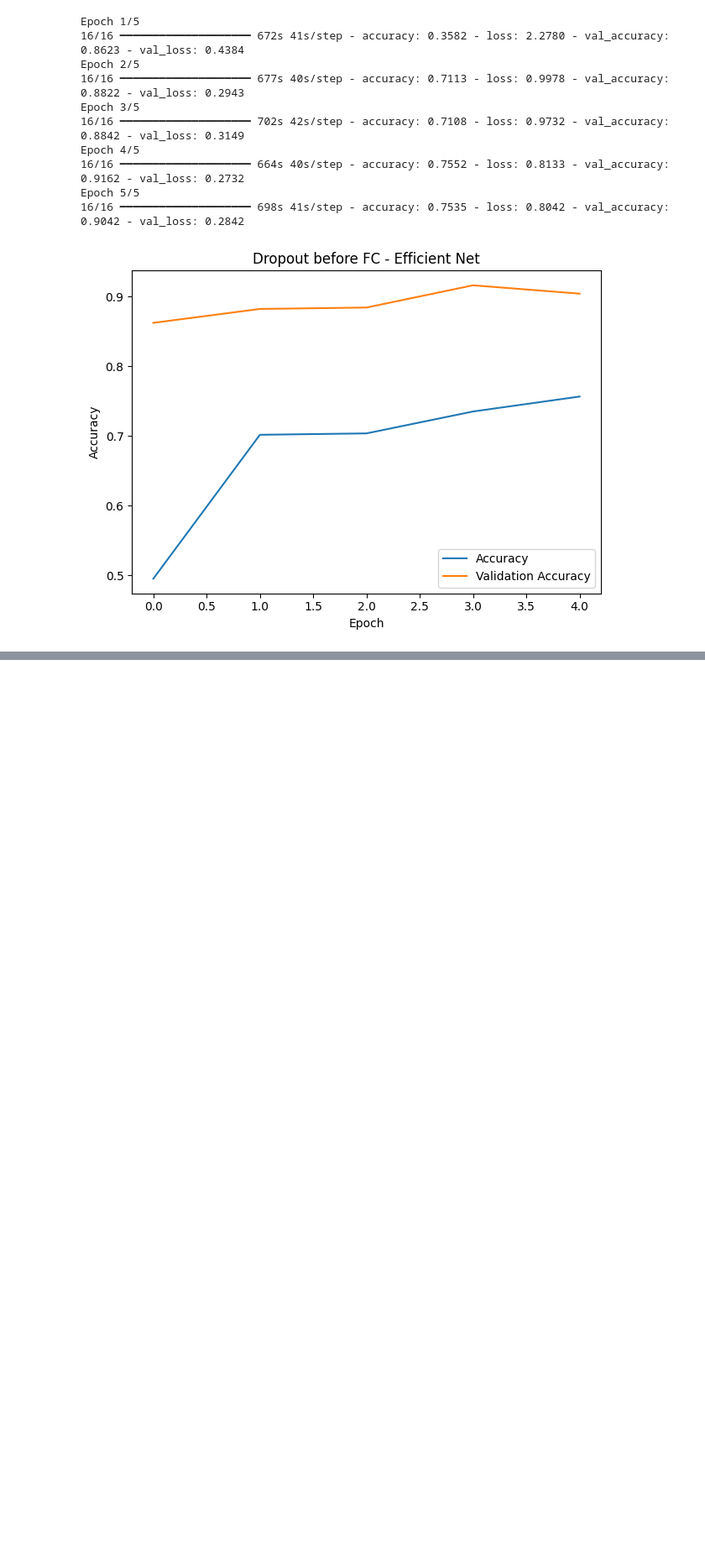
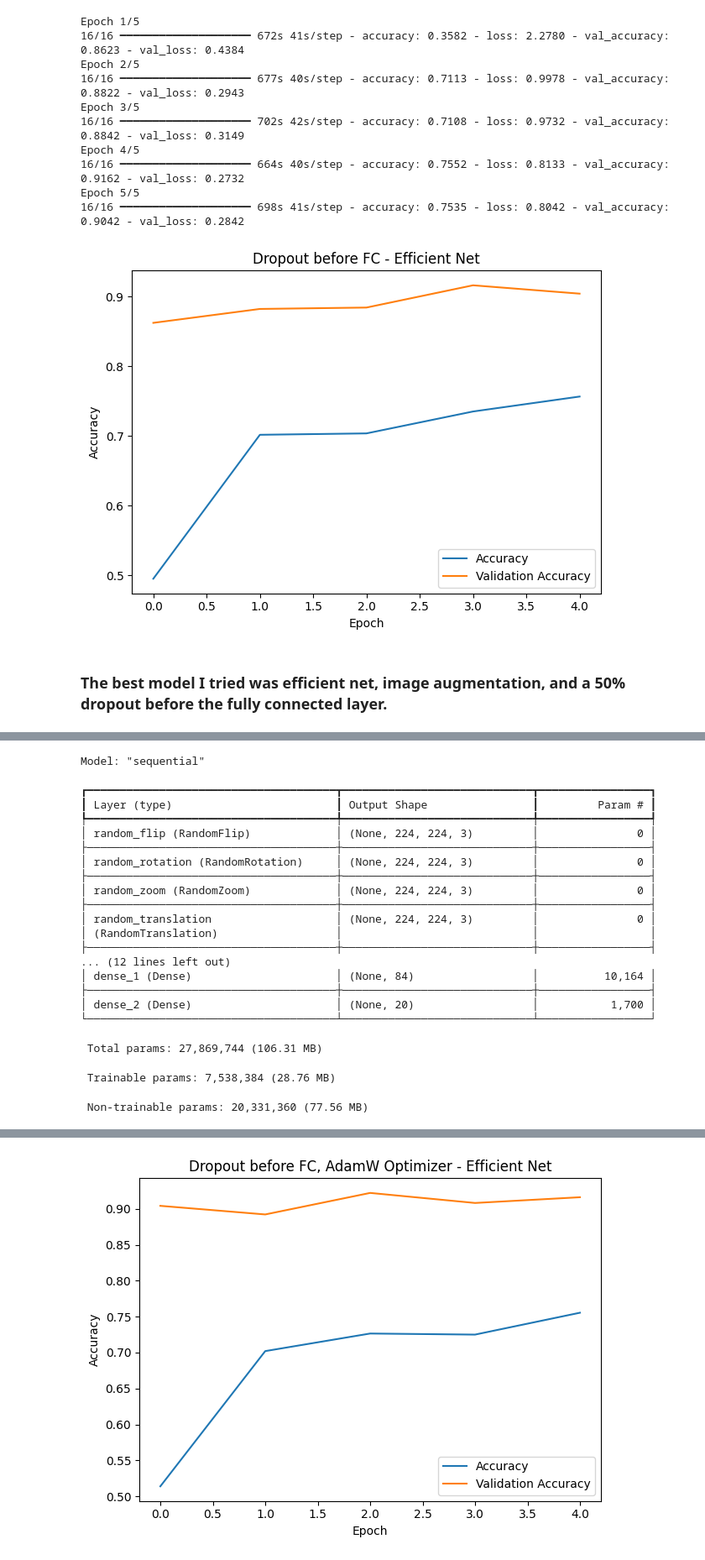
Before and after one commit to acard5meg/ece_527_assignments, a Jupyter notebook: assign_8_2_scratch.ipynb, the cells around one changed output, grey strips where cells are left out. Shown at 84% size. Drawn from its saved outputs; the diff is of its cells as text; code cells hidden in the pictures; blank space fills up the shorter version.

```diff
--- a/assign_8_2_scratch.ipynb
+++ b/assign_8_2_scratch.ipynb
@@ -1309,3 +1328,60 @@ Epoch 4/5
 Epoch 5/5
 16/16 ━━━━━━━━━━━━━━━━━━━━ 698s 41s/step - accuracy: 0.7535 - loss: 0.8042 - val_accuracy: 0.9042 - val_loss: 0.2842
 [figure]
+# %% [markdown]
+### The best model I tried was efficient net, image augmentation, and a 50% dropout before the fully connected layer.
+# %%
+from tensorflow.keras.applications import EfficientNetV2S
+
+eff_net = EfficientNetV2S(
+    include_top=False,
+    weights="imagenet",
+    input_shape=(224, 224, 3),
+    include_preprocessing=True
+)
+
+eff_net.trainable = False
+
+keras.utils.set_random_seed(42)
+
+model = Sequential()
+model.add(Input(shape=(224, 224, 3)))
+model.add(RandomFlip("horizontal", seed=42))
+model.add(RandomRotation(0.1, seed=42))
+model.add(RandomZoom(0.1, seed=42))
+model.add(RandomTranslation(0.2, 0.2, seed=42))
+model.add(RandomFlip("vertical", seed=42))
+model.add(RandomContrast(0.3, seed=42))
+model.add(eff_net)
+model.add(Flatten())
+model.add(Dropout(rate=0.5, seed=42))
+model.add(Dense(units=120, activation='relu'))
+model.add(Dense(units=84, activation= 'relu'))
+model.add(Dense(units=20, activation ='softmax'))
+
+model.compile(
+    optimizer = keras.optimizers.AdamW(),
+    # loss = keras.losses.categorical_crossentropy,
+    loss = keras.losses.CategoricalCrossentropy,
+    metrics = ['accuracy']
+)
+
+model.summary()
+
+model_hist = model.fit(x_train_tens, y_train_tens,
+          batch_size=128,
+          epochs=5,
+          verbose=1,
+          validation_data = (x_val_tens, y_val_tens),
+          callbacks=None)
+
+plt.plot(model_hist.history['accuracy'], label="Accuracy")
+plt.plot(model_hist.history['val_accuracy'], label="Validation Accuracy")
+plt.title(f'Dropout before FC, AdamW Optimizer - Efficient Net')
+plt.ylabel('Accuracy')
+plt.xlabel('Epoch')
+plt.legend()
+plt.tight_layout()
+plt.savefig(f"transf_eff_net_model3.jpg")
+plt.show()
+# %% [output]
@@ -1311,0 +1390,21 @@ Epoch 5/5
+Model: "sequential"
+┏━━━━━━━━━━━━━━━━━━━━━━━━━━━━━━━━━━━━━━┳━━━━━━━━━━━━━━━━━━━━━━━━━━━━━┳━━━━━━━━━━━━━━━━━┓
+┃ Layer (type)                         ┃ Output Shape                ┃         Param # ┃
+┡━━━━━━━━━━━━━━━━━━━━━━━━━━━━━━━━━━━━━━╇━━━━━━━━━━━━━━━━━━━━━━━━━━━━━╇━━━━━━━━━━━━━━━━━┩
+│ random_flip (RandomFlip)             │ (None, 224, 224, 3)         │               0 │
+├──────────────────────────────────────┼─────────────────────────────┼─────────────────┤
+│ random_rotation (RandomRotation)     │ (None, 224, 224, 3)         │               0 │
+├──────────────────────────────────────┼─────────────────────────────┼─────────────────┤
+│ random_zoom (RandomZoom)             │ (None, 224, 224, 3)         │               0 │
+├──────────────────────────────────────┼─────────────────────────────┼─────────────────┤
+│ random_translation                   │ (None, 224, 224, 3)         │               0 │
+│ (RandomTranslation)                  │                             │                 │
+├──────────────────────────────────────┼─────────────────────────────┼─────────────────┤
+... (12 lines left out)
+│ dense_1 (Dense)                      │ (None, 84)                  │          10,164 │
+├──────────────────────────────────────┼─────────────────────────────┼─────────────────┤
+│ dense_2 (Dense)                      │ (None, 20)                  │           1,700 │
+└──────────────────────────────────────┴─────────────────────────────┴─────────────────┘
+ Total params: 27,869,744 (106.31 MB)
+ Trainable params: 7,538,384 (28.76 MB)
+ Non-trainable params: 20,331,360 (77.56 MB)
@@ -1311,0 +1421 @@ Epoch 5/5
+[figure, added]
```
Also changed, not shown: parts of 10 cells of this notebook.
